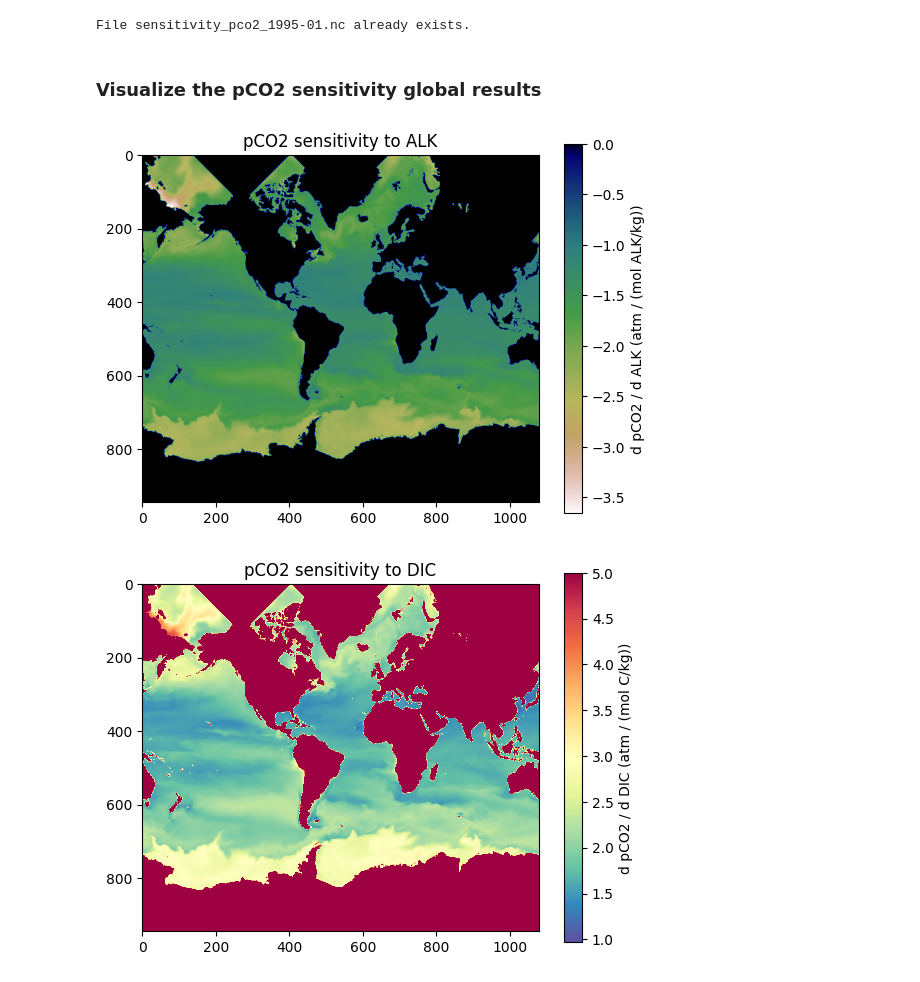
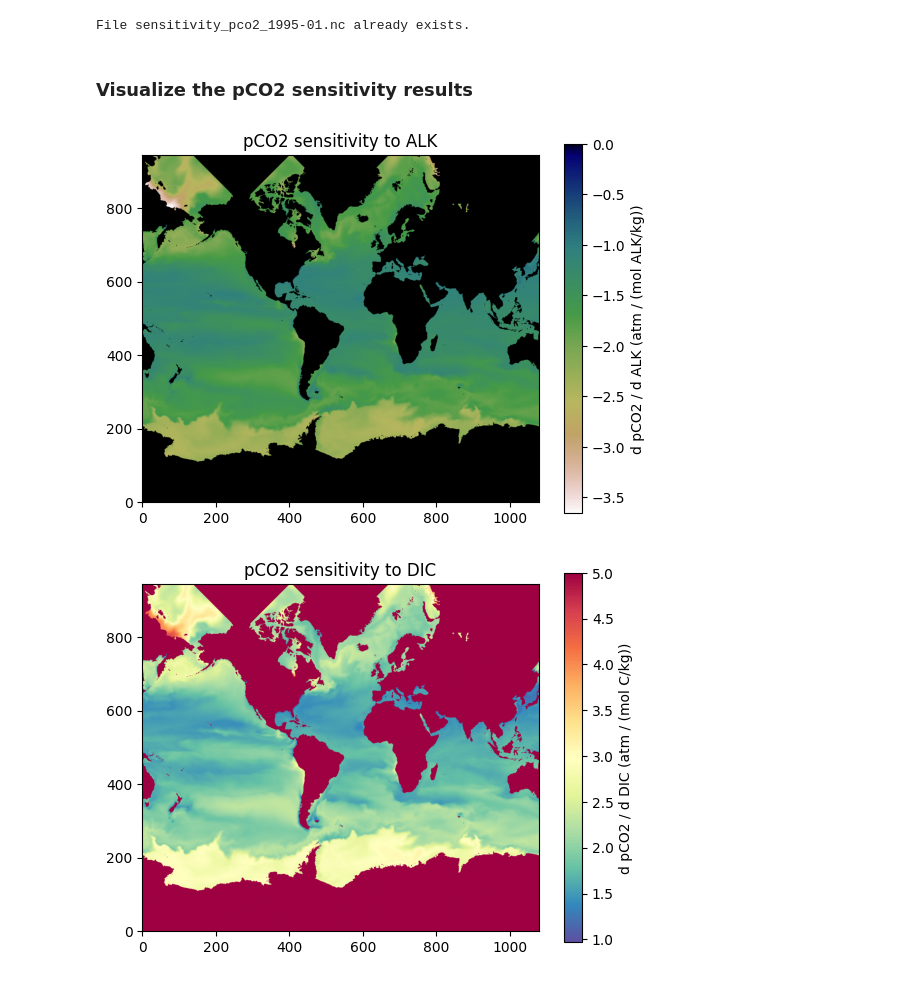
Before and after one commit to ocebousquet/rapid_mCDR_horizontal, a Jupyter notebook: DatasLLC270/create_forcing_data.ipynb, the cells around one changed output. Saved outputs shown, nothing was run; the diff lists cells and outputs as text; code cells hidden in the pictures.

```diff
--- a/DatasLLC270/create_forcing_data.ipynb
+++ b/DatasLLC270/create_forcing_data.ipynb
@@ -215,22 +238,22 @@ else:
 # %% [output]
 File sensitivity_pco2_1995-01.nc already exists.
 # %% [markdown]
-### Visualize the pCO2 sensitivity global results
+### Visualize the pCO2 sensitivity results
 # %%
 ds = xr.open_dataset("sensitivity_pco2_1995-01.nc")
 
 plt.figure()
-plt.imshow(ds["dpco2_ov_dalk"][0, ::-1, :], cmap="gist_earth_r")
+im = plt.imshow(ds["dpco2_ov_dalk"][0][:, :], cmap="gist_earth_r", origin="lower")
 plt.colorbar(label="d pCO2 / d ALK (atm / (mol ALK/kg))")
 plt.title("pCO2 sensitivity to ALK")
 plt.show()
 # %% [output]
-[figure, old version]
+[figure, new version]
 # %%
 plt.figure()
-plt.imshow(ds["dpco2_ov_ddic"][0, ::-1, :], cmap="Spectral_r", vmax=5)
+plt.imshow(ds["dpco2_ov_ddic"][0, :, :], cmap="Spectral_r", vmax=5, origin="lower")
 plt.colorbar(label="d pCO2 / d DIC (atm / (mol C/kg))")
 plt.title("pCO2 sensitivity to DIC")
 plt.show()
 # %% [output]
-[figure, old version]
+[figure, new version]
```
Also changed, not shown: parts of 2 cells of this notebook, 1 other file.
